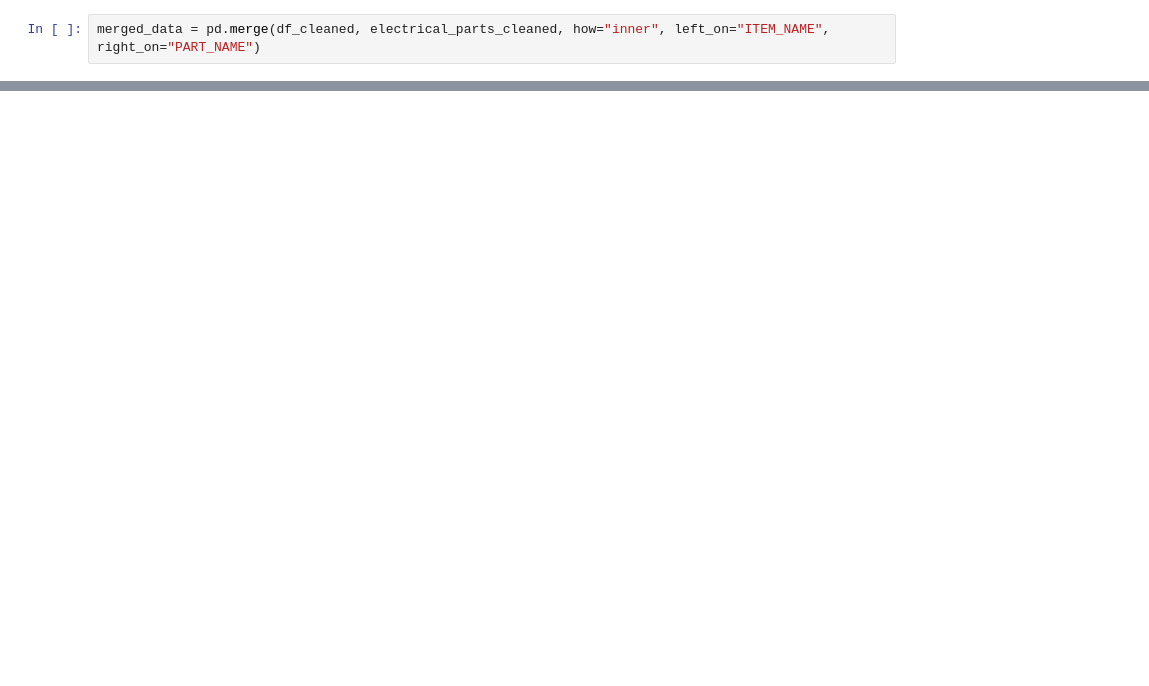
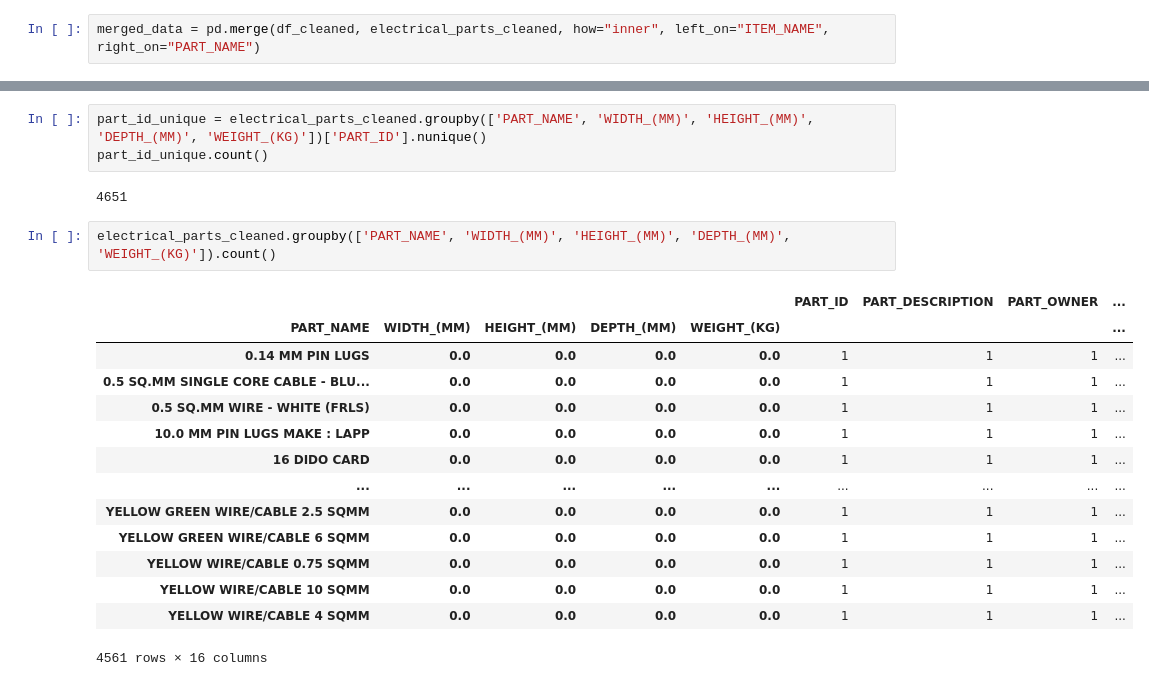
Before and after one commit to htibrewal/isy-5001-irs-project, a Jupyter notebook: non_ascii_cleaning.ipynb, the cells around one changed output, grey strips where cells are left out. Drawn from its saved outputs; the diff is of its cells as text; blank space fills up the shorter version.

```diff
--- a/non_ascii_cleaning.ipynb
+++ b/non_ascii_cleaning.ipynb
@@ -150,0 +601,22 @@ filtered_data.shape
+# %%
+part_id_unique = electrical_parts_cleaned.groupby(['PART_NAME', 'WIDTH_(MM)', 'HEIGHT_(MM)', 'DEPTH_(MM)', 'WEIGHT_(KG)'])['PART_ID'].nunique()
+part_id_unique.count()
+# %% [output]
+4651
+# %%
+electrical_parts_cleaned.groupby(['PART_NAME', 'WIDTH_(MM)', 'HEIGHT_(MM)', 'DEPTH_(MM)', 'WEIGHT_(KG)']).count()
+# %% [output]
+|  |  |  |  |  | PART_ID | PART_DESCRIPTION | PART_OWNER | ... |
+| PART_NAME | WIDTH_(MM) | HEIGHT_(MM) | DEPTH_(MM) | WEIGHT_(KG) |  |  |  | ... |
+| 0.14 MM PIN LUGS | 0.0 | 0.0 | 0.0 | 0.0 | 1 | 1 | 1 | ... |
+| 0.5 SQ.MM SINGLE CORE CABLE - BLU... | 0.0 | 0.0 | 0.0 | 0.0 | 1 | 1 | 1 | ... |
+| 0.5 SQ.MM WIRE - WHITE (FRLS) | 0.0 | 0.0 | 0.0 | 0.0 | 1 | 1 | 1 | ... |
+| 10.0 MM PIN LUGS MAKE : LAPP | 0.0 | 0.0 | 0.0 | 0.0 | 1 | 1 | 1 | ... |
+| 16 DIDO CARD | 0.0 | 0.0 | 0.0 | 0.0 | 1 | 1 | 1 | ... |
+| ... | ... | ... | ... | ... | ... | ... | ... | ... |
+| YELLOW GREEN WIRE/CABLE 2.5 SQMM | 0.0 | 0.0 | 0.0 | 0.0 | 1 | 1 | 1 | ... |
+| YELLOW GREEN WIRE/CABLE 6 SQMM | 0.0 | 0.0 | 0.0 | 0.0 | 1 | 1 | 1 | ... |
+| YELLOW WIRE/CABLE 0.75 SQMM | 0.0 | 0.0 | 0.0 | 0.0 | 1 | 1 | 1 | ... |
+| YELLOW WIRE/CABLE 10 SQMM | 0.0 | 0.0 | 0.0 | 0.0 | 1 | 1 | 1 | ... |
+| YELLOW WIRE/CABLE 4 SQMM | 0.0 | 0.0 | 0.0 | 0.0 | 1 | 1 | 1 | ... |
+4561 rows × 16 columns
```
Also changed, not shown: parts of 46 cells of this notebook, 1 other file.
